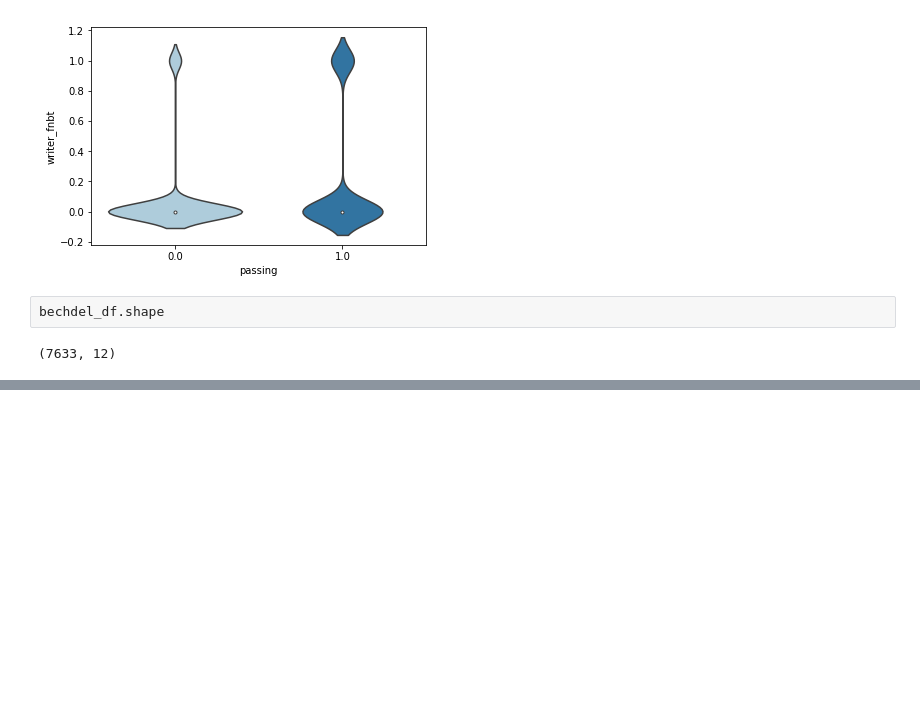
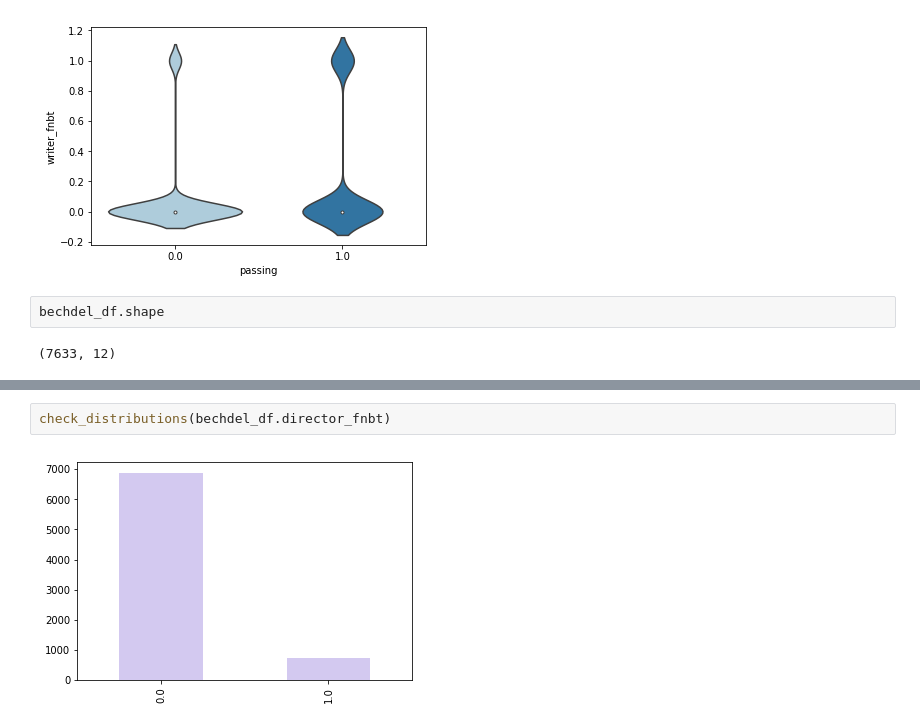
Before and after one commit to MagicMilly/women-in-film-analysis-dashboard, a Jupyter notebook: exploratory_data_analysis.ipynb, the cells around one changed output, grey strips where cells are left out. Cells and saved outputs as stored; diff of their text form; blank space fills up the shorter version.

```diff
--- a/exploratory_data_analysis.ipynb
+++ b/exploratory_data_analysis.ipynb
@@ -252,0 +256,4 @@ bechdel_df.shape
+# %%
+check_distributions(bechdel_df.director_fnbt)
+# %% [output]
+[figure, added]
```
Also changed, not shown: parts of 36 cells of this notebook.
